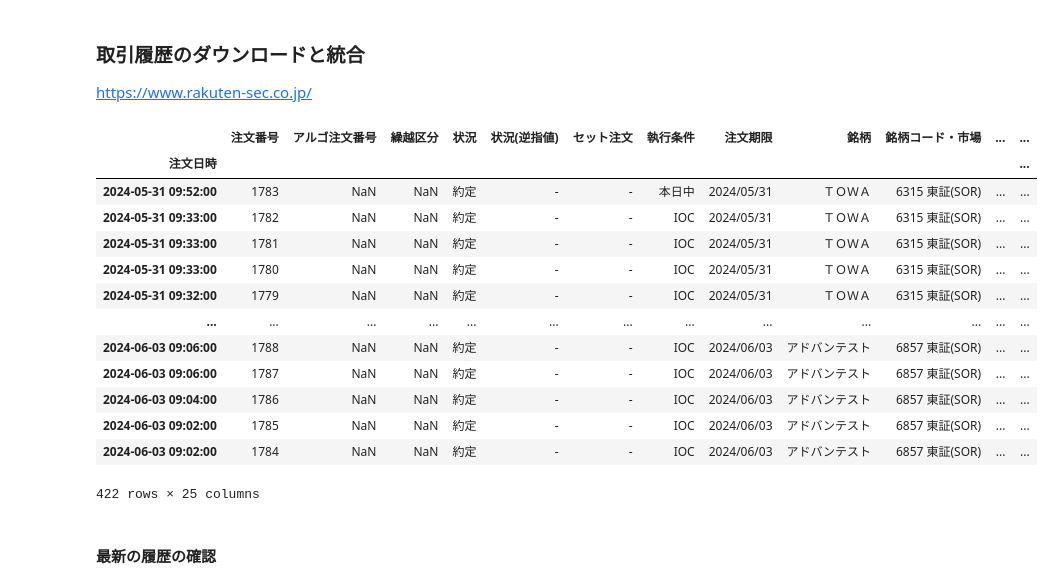
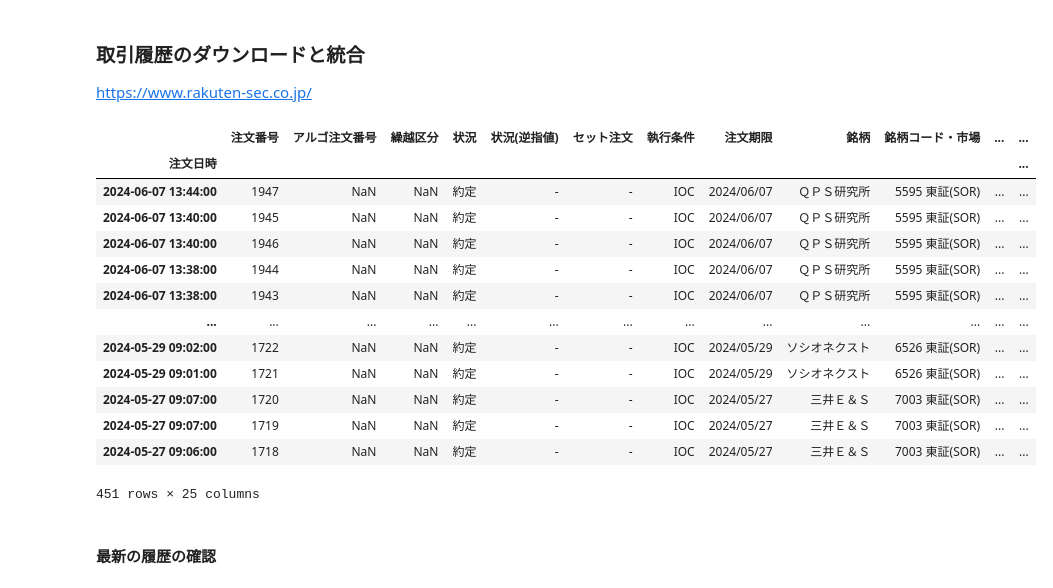
Before and after one commit to keetane/Trader, a Jupyter notebook: history.ipynb, the cells around one changed output. Drawn from its saved outputs; the diff is of its cells as text; code cells hidden in the pictures.

Commit message:
history data concatination was updated

```diff
--- a/history.ipynb
+++ b/history.ipynb
@@ -12,41 +12,49 @@ https://www.rakuten-sec.co.jp/
 # %%
 # 履歴のファイルを読み込み
 his = pd.read_csv('./history/history.csv',
                     parse_dates=['注文日時'],
                     index_col='注文日時'
                     )
 
 # DLしたファイルの読み込み
 file_list = glob.glob('../../Downloads/stockorder(JP)_*')
 for file in file_list:
-    df = pd.read_csv(file, encoding='cp932')
+    dft = pd.read_csv(file, encoding='cp932')
     # '注文日時'カラムをdatetimeに変換
-    df['注文日時'] = pd.to_datetime(df['注文日時'], format='%m/%d %H:%M')
+    dft['注文日時'] = pd.to_datetime(dft['注文日時'], format='%m/%d %H:%M')
     # 注文日時の年を2024年に変更
-    df['注文日時'] = df['注文日時'].apply(lambda dt: dt.replace(year=2024))
+    dft['注文日時'] = dft['注文日時'].apply(lambda dt: dt.replace(year=2024))
     # '注文日時'カラムをインデックスに設定
-    df.set_index('注文日時', inplace=True)
-    df['約定単価[円]'] = df['約定単価[円]'].str.replace(',', '').astype(float)
-    df['現在値[円]'] = df['現在値[円]'].str.replace(',', '').astype(float)
-    his = pd.concat([his, df])
+    dft.set_index('注文日時', inplace=True)
+    # 文字列のみの行を削除
+    dft = dft[dft['約定単価[円]'] != '-']
+    # 文字列を数値に変換
+    dft['約定単価[円]'] = dft['約定単価[円]'].str.replace(',', '').astype(float)
+    dft['現在値[円]'] = dft['現在値[円]'].str.replace(',', '').astype(float)
+    try:
+        dft['約定数量[株/口]'] = dft['約定数量[株/口]'].str.replace(',','').astype(float)
+    except AttributeError:
+        pass  # '約定数量[株/口]'列が文字列を含まない場合、何もせずにスキップします
+    his = pd.concat([his, dft])
 
-his.drop_duplicates().to_csv('./history/history.csv')
+his = his.drop_duplicates().sort_index(ascending=False)
+his.to_csv('./history/history.csv')
 his
 # %% [output]
 |  | 注文番号 | アルゴ注文番号 | 繰越区分 | 状況 | 状況(逆指値) | セット注文 | 執行条件 | 注文期限 | 銘柄 | 銘柄コード・市場 | ... | ... |
 | 注文日時 |  |  |  |  |  |  |  |  |  |  |  | ... |
-| 2024-05-31 09:52:00 | 1783 | NaN | NaN | 約定 | - | - | 本日中 | 2024/05/31 | ＴＯＷＡ | 6315 東証(SOR) | ... | ... |
-| 2024-05-31 09:33:00 | 1782 | NaN | NaN | 約定 | - | - | IOC | 2024/05/31 | ＴＯＷＡ | 6315 東証(SOR) | ... | ... |
-| 2024-05-31 09:33:00 | 1781 | NaN | NaN | 約定 | - | - | IOC | 2024/05/31 | ＴＯＷＡ | 6315 東証(SOR) | ... | ... |
-| 2024-05-31 09:33:00 | 1780 | NaN | NaN | 約定 | - | - | IOC | 2024/05/31 | ＴＯＷＡ | 6315 東証(SOR) | ... | ... |
-| 2024-05-31 09:32:00 | 1779 | NaN | NaN | 約定 | - | - | IOC | 2024/05/31 | ＴＯＷＡ | 6315 東証(SOR) | ... | ... |
+| 2024-06-07 13:44:00 | 1947 | NaN | NaN | 約定 | - | - | IOC | 2024/06/07 | ＱＰＳ研究所 | 5595 東証(SOR) | ... | ... |
+| 2024-06-07 13:40:00 | 1945 | NaN | NaN | 約定 | - | - | IOC | 2024/06/07 | ＱＰＳ研究所 | 5595 東証(SOR) | ... | ... |
+| 2024-06-07 13:40:00 | 1946 | NaN | NaN | 約定 | - | - | IOC | 2024/06/07 | ＱＰＳ研究所 | 5595 東証(SOR) | ... | ... |
+| 2024-06-07 13:38:00 | 1944 | NaN | NaN | 約定 | - | - | IOC | 2024/06/07 | ＱＰＳ研究所 | 5595 東証(SOR) | ... | ... |
+| 2024-06-07 13:38:00 | 1943 | NaN | NaN | 約定 | - | - | IOC | 2024/06/07 | ＱＰＳ研究所 | 5595 東証(SOR) | ... | ... |
 | ... | ... | ... | ... | ... | ... | ... | ... | ... | ... | ... | ... | ... |
-| 2024-06-03 09:06:00 | 1788 | NaN | NaN | 約定 | - | - | IOC | 2024/06/03 | アドバンテスト | 6857 東証(SOR) | ... | ... |
-| 2024-06-03 09:06:00 | 1787 | NaN | NaN | 約定 | - | - | IOC | 2024/06/03 | アドバンテスト | 6857 東証(SOR) | ... | ... |
-| 2024-06-03 09:04:00 | 1786 | NaN | NaN | 約定 | - | - | IOC | 2024/06/03 | アドバンテスト | 6857 東証(SOR) | ... | ... |
-| 2024-06-03 09:02:00 | 1785 | NaN | NaN | 約定 | - | - | IOC | 2024/06/03 | アドバンテスト | 6857 東証(SOR) | ... | ... |
-| 2024-06-03 09:02:00 | 1784 | NaN | NaN | 約定 | - | - | IOC | 2024/06/03 | アドバンテスト | 6857 東証(SOR) | ... | ... |
+| 2024-05-29 09:02:00 | 1722 | NaN | NaN | 約定 | - | - | IOC | 2024/05/29 | ソシオネクスト | 6526 東証(SOR) | ... | ... |
+| 2024-05-29 09:01:00 | 1721 | NaN | NaN | 約定 | - | - | IOC | 2024/05/29 | ソシオネクスト | 6526 東証(SOR) | ... | ... |
+| 2024-05-27 09:07:00 | 1720 | NaN | NaN | 約定 | - | - | IOC | 2024/05/27 | 三井Ｅ＆Ｓ | 7003 東証(SOR) | ... | ... |
+| 2024-05-27 09:07:00 | 1719 | NaN | NaN | 約定 | - | - | IOC | 2024/05/27 | 三井Ｅ＆Ｓ | 7003 東証(SOR) | ... | ... |
+| 2024-05-27 09:06:00 | 1718 | NaN | NaN | 約定 | - | - | IOC | 2024/05/27 | 三井Ｅ＆Ｓ | 7003 東証(SOR) | ... | ... |
-422 rows × 25 columns
+451 rows × 25 columns
 # %% [markdown]
 #### 最新の履歴の確認
 # %%
```
Also changed, not shown: 1 other file.
